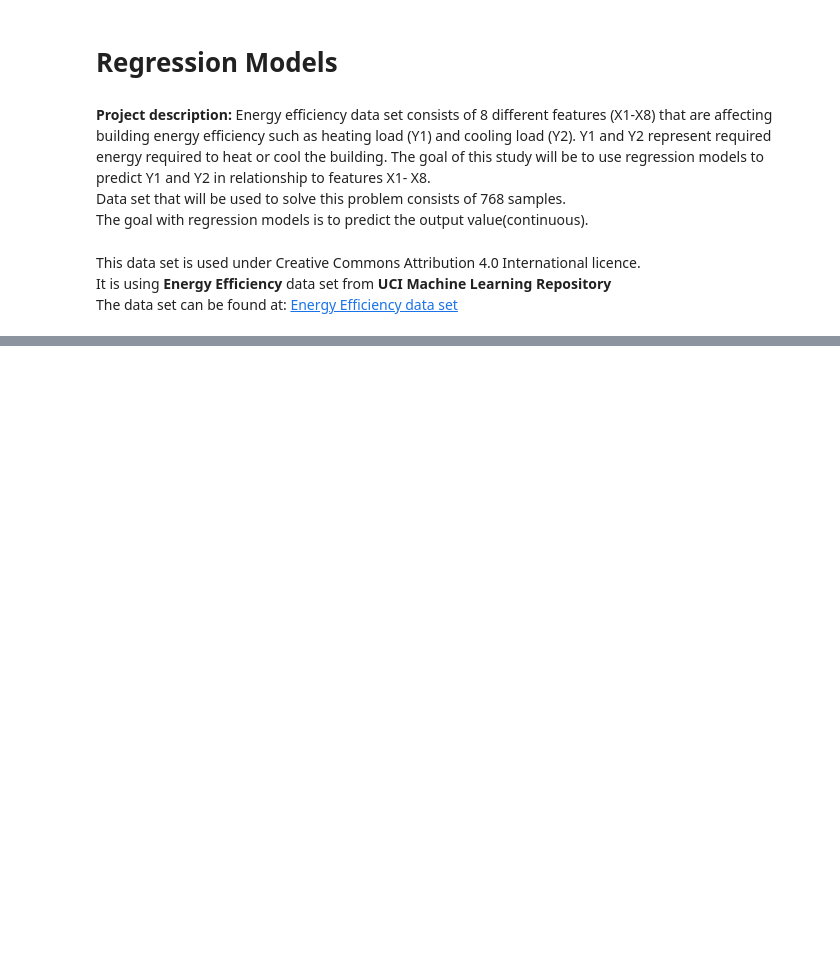
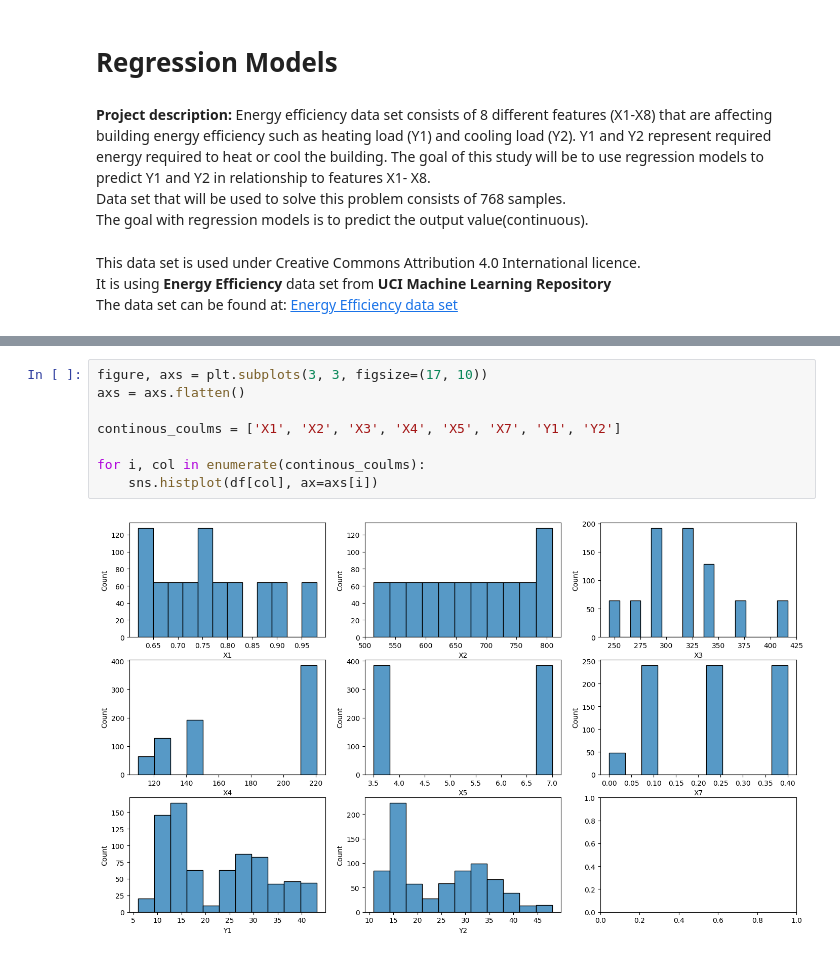
Before and after one commit to dalimvc/Regression-Models, a Jupyter notebook: 24-AS1-b21dalmi.ipynb, the cells around one changed output, grey strips where cells are left out. Cells and saved outputs as stored; diff of their text form; blank space fills up the shorter version.

```diff
--- a/24-AS1-b21dalmi.ipynb
+++ b/24-AS1-b21dalmi.ipynb
@@ -37,0 +71,10 @@ df.head(20)
+# %%
+figure, axs = plt.subplots(3, 3, figsize=(17, 10))
+axs = axs.flatten()
+
+continous_coulms = ['X1', 'X2', 'X3', 'X4', 'X5', 'X7', 'Y1', 'Y2']
+
+for i, col in enumerate(continous_coulms):
+    sns.histplot(df[col], ax=axs[i])
+# %% [output]
+[figure, added]
```
Also changed, not shown: parts of 10 cells of this notebook.
